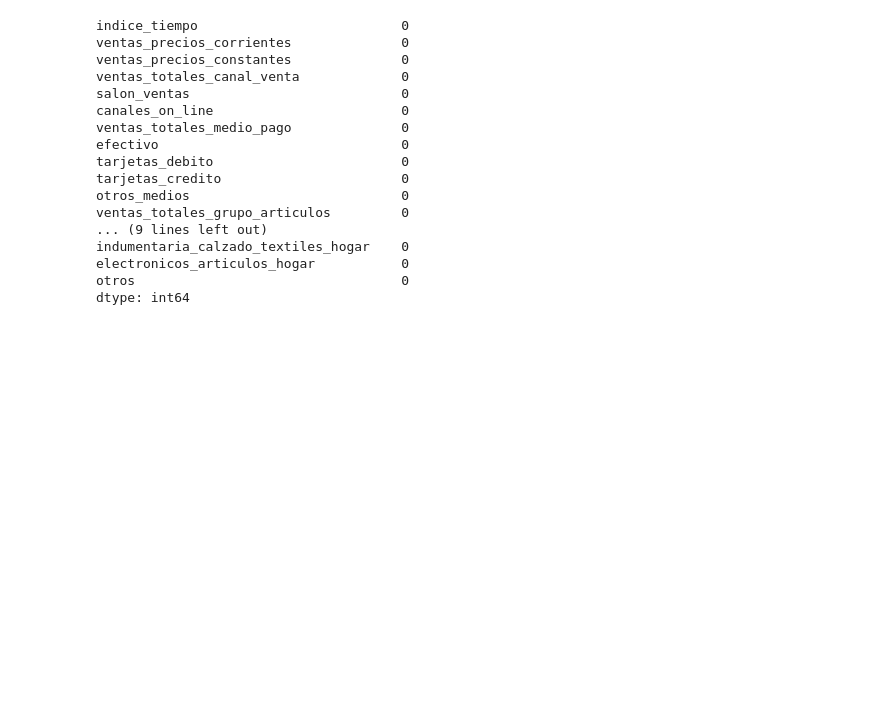
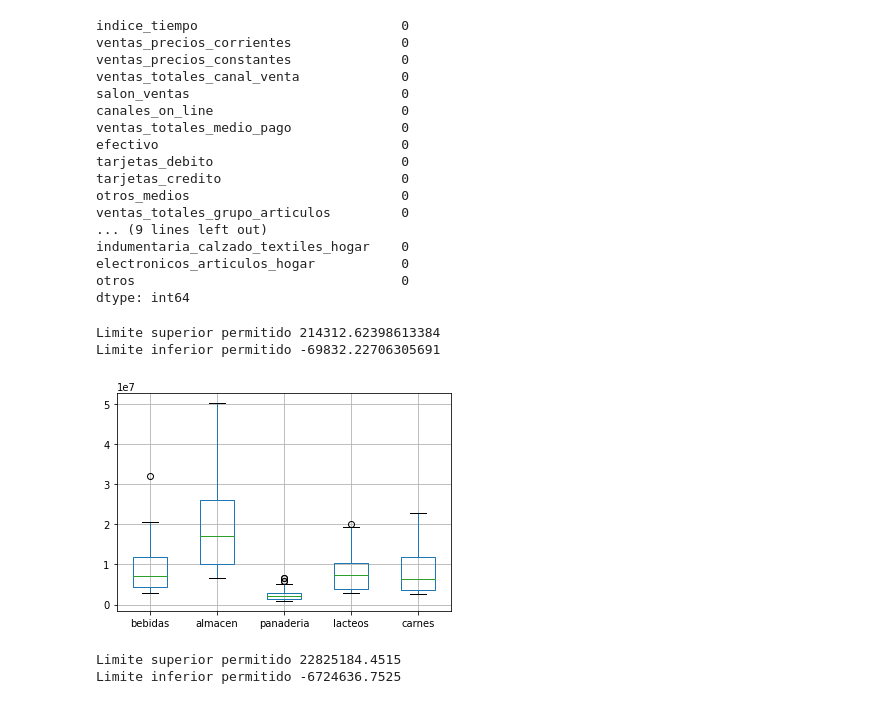
Before and after one commit to rodrigoruizteodoro/Actividad_3, a Jupyter notebook: Actividad 3.ipynb, the cells around one changed output. Saved outputs shown, nothing was run; the diff lists cells and outputs as text; code cells hidden in the pictures; blank space fills up the shorter version.

Commit message:
Bebidas Outiers

```diff
--- a/Actividad 3.ipynb
+++ b/Actividad 3.ipynb
@@ -247,3 +247,51 @@ indumentaria_calzado_textiles_hogar    0
 electronicos_articulos_hogar           0
 otros                                  0
 dtype: int64
+# %%
+indice_tiempo
+ventas_precios_corrientes
+ventas_precios_constantes
+ventas_totales_canal_venta
+salon_ventas
+canales_on_line
+ventas_totales_medio_pago
+efectivo
+tarjetas_debito
+tarjetas_credito
+otros_medios
+ventas_totales_grupo_articulos
+subtotal_ventas_alimentos_bebidas
+verduleria_fruteria
+alimentos_preparados_rotiseria
+articulos_limpieza_perfumeria
+indumentaria_calzado_textiles_hogar
+electronicos_articulos_hogar
+otros
+# %% [output]
+Limite superior permitido 214312.62398613384
+Limite inferior permitido -69832.22706305691
+# %%
+#Ahora visualizaremos si nuestras variables tienen outliers y si es así aplicaremos diferentes metodos
+#para lidiar con esos valores
+
+
+boxplot = data2.boxplot(column=['bebidas','almacen','panaderia','lacteos','carnes'])
+# %% [output]
+[figure, added]
+# %%
+#Bebidas, panaderia y lacteos tienen outliers, así que se aplicará en metodo de cuartiles a estas 3 variables
+
+#Método aplicando Cuartiles. Encuentro cuartiles 0.25 y 0.75
+y=data2["bebidas"]
+
+percentile25=y.quantile(0.25) #Q1
+percentile75=y.quantile(0.75) #Q3
+iqr= percentile75 - percentile25
+
+Limite_Superior_iqr= percentile75 + 1.5*iqr
+Limite_Inferior_iqr= percentile25 - 1.5*iqr
+print("Limite superior permitido", Limite_Superior_iqr)
+print("Limite inferior permitido", Limite_Inferior_iqr)
+# %% [output]
+Limite superior permitido 22825184.4515
+Limite inferior permitido -6724636.7525
```
Also changed, not shown: parts of 3 cells of this notebook.
